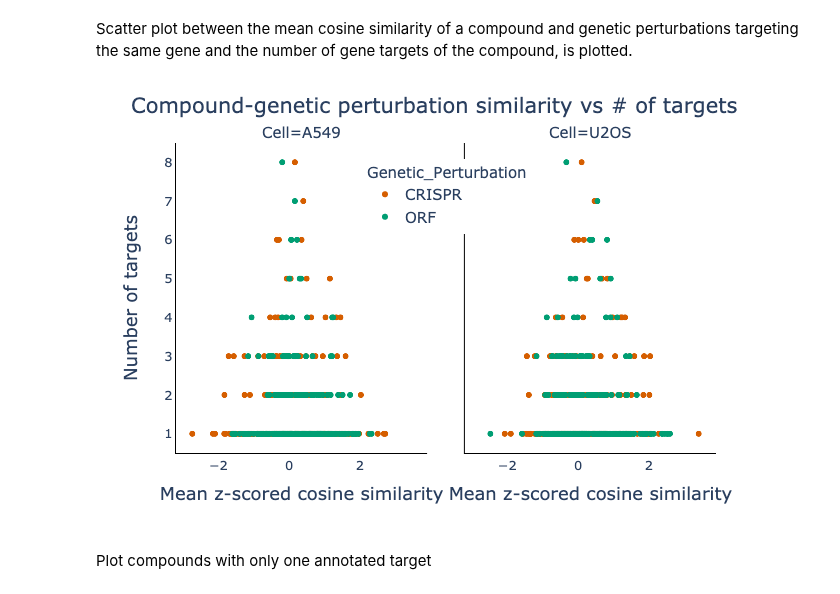
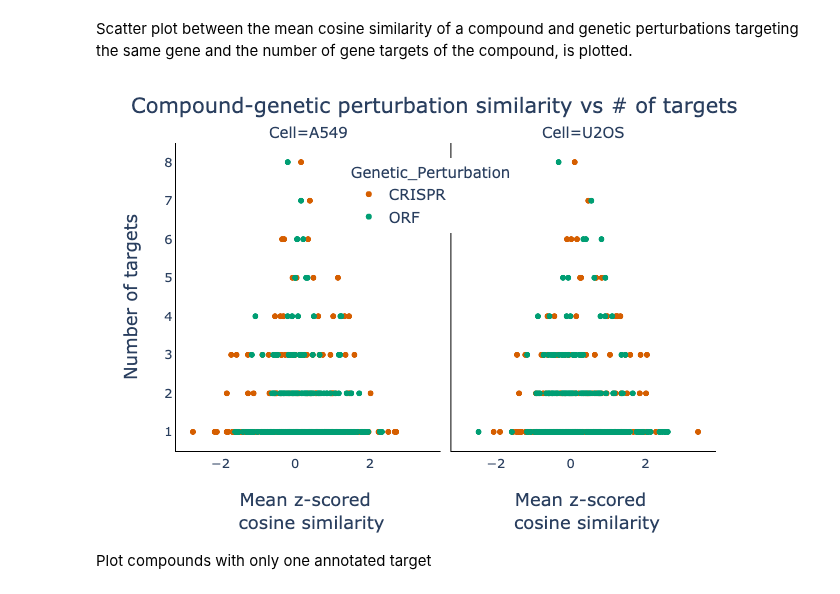
Before and after one commit to jump-cellpainting/2024_Chandrasekaran_NatureMethods, a Jupyter notebook: benchmark/5.visualize-similarities.ipynb, the cells around one changed output. Cells and saved outputs as stored; diff of their text form; code cells hidden in the pictures.

```diff
--- a/benchmark/5.visualize-similarities.ipynb
+++ b/benchmark/5.visualize-similarities.ipynb
@@ -233,28 +233,27 @@ matching_df_z_score_grouped = matching_df_z_score.groupby(['Cell','Modality1','G
 # %%
 fig = px.scatter(
     matching_df_z_score_grouped,
     x='cosine_sim_zscore',
     y='n_targets',
     facet_col = 'Cell',
-    facet_col_spacing=0.07,
     color='Genetic_Perturbation',
     color_discrete_map=color_discrete_map_gp,
 )
 fig.update_layout(title='Compound-genetic perturbation similarity vs # of targets',
-    xaxis1=dict(title='Mean z-scored cosine similarity', linecolor = "#000000", tickfont=dict(size=13)),
-    xaxis2=dict(title='Mean z-scored cosine similarity', linecolor = "#000000", tickfont=dict(size=13)),
+    xaxis1=dict(title='Mean z-scored <br> cosine similarity', linecolor = "#000000", tickfont=dict(size=13)),
+    xaxis2=dict(title='Mean z-scored <br> cosine similarity', linecolor = "#000000", tickfont=dict(size=13)),
     yaxis1=dict(title='Number of targets', linecolor = "#000000", tickfont=dict(size=13)),
     yaxis2=dict(linecolor = "#000000"),
     font=dict(size=15),
     paper_bgcolor='rgba(0,0,0,0)',
     plot_bgcolor='rgba(0,0,0,0)',
-    legend=dict(x=0.35, y=0.95, bgcolor="white")
+    legend=dict(x=0.32, y=0.95, bgcolor="white")
 )
 fig.for_each_annotation(lambda a: a.update(text=a.text.replace("Genetic_Perturbation=", "")))
 fig.show("png")
 fig.write_image('figures/5.cosine_similarities_ntargets.png', width=640, height=480, scale=2)
 # %% [output]
-[figure, old version]
+[figure, new version]
 # %% [markdown]
 Plot compounds with only one annotated target
 # %%
```
Also changed, not shown: 1 other file.
